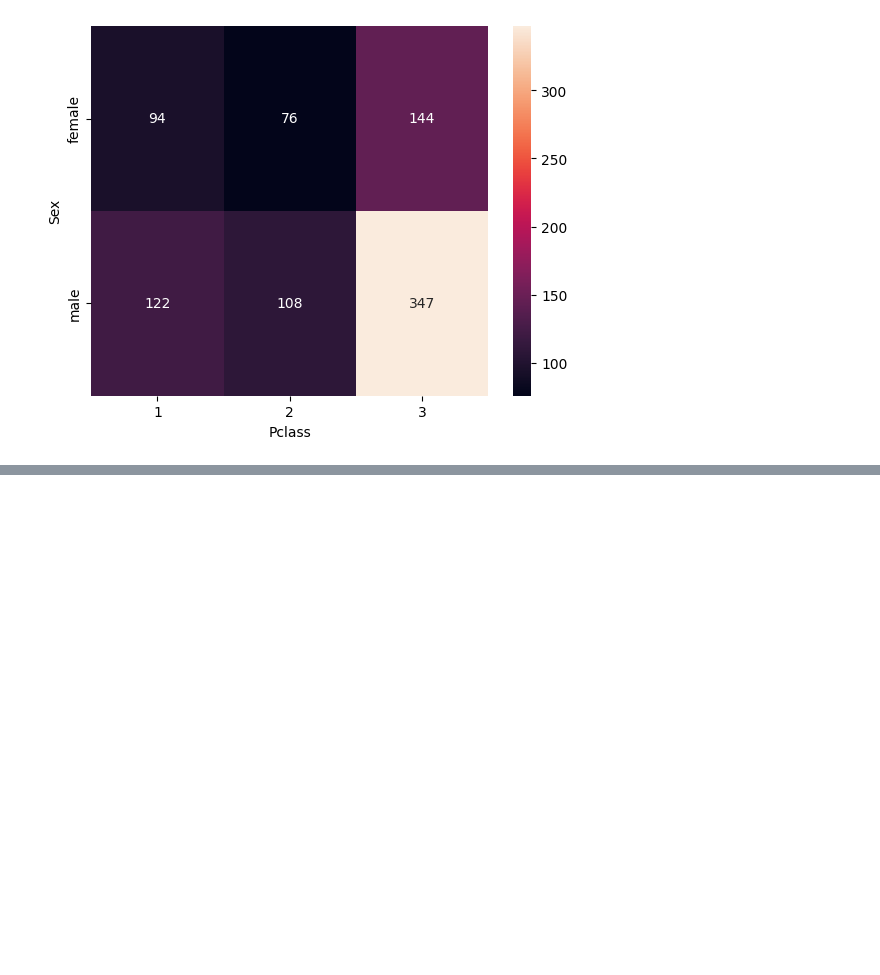
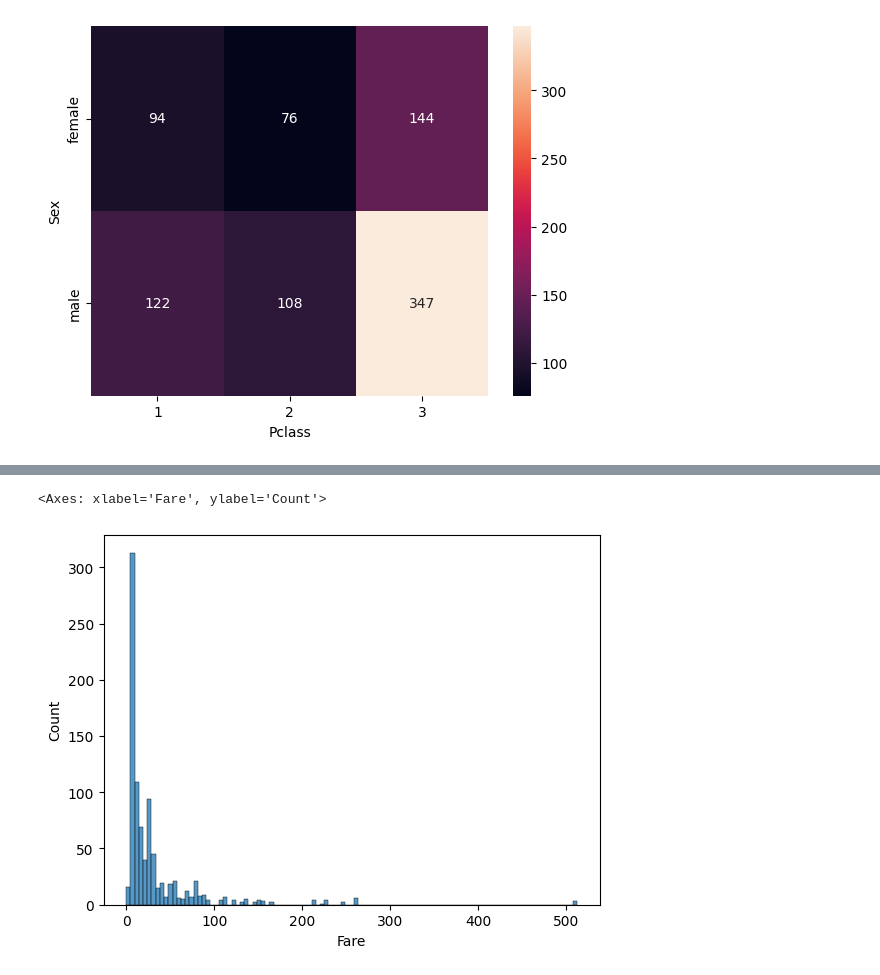
Before and after one commit to pbarizza/ML-course-2025, a Jupyter notebook: lesson03.ipynb, the cells around one changed output, grey strips where cells are left out. Drawn from its saved outputs; the diff is of its cells as text; code cells hidden in the pictures; blank space fills up the shorter version.

```diff
--- a/lesson03.ipynb
+++ b/lesson03.ipynb
@@ -106,0 +138,5 @@ sns.heatmap(pd.crosstab(df_train['Sex'], df_train['Pclass']), annot=True, fmt='d
+# %%
+sns.histplot(df_train['Fare'])
+# %% [output]
+<Axes: xlabel='Fare', ylabel='Count'>
+[figure, added]
```
Also changed, not shown: parts of 3 cells of this notebook.
